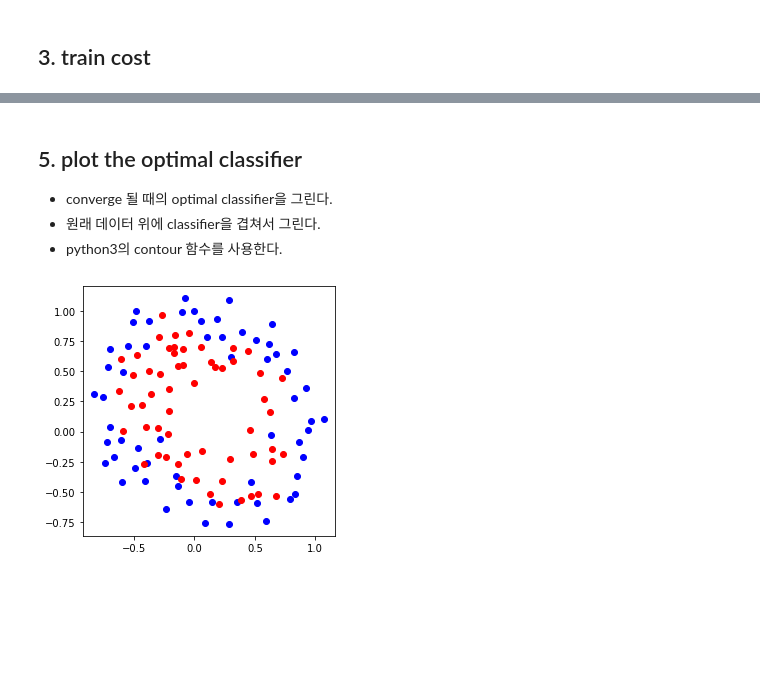
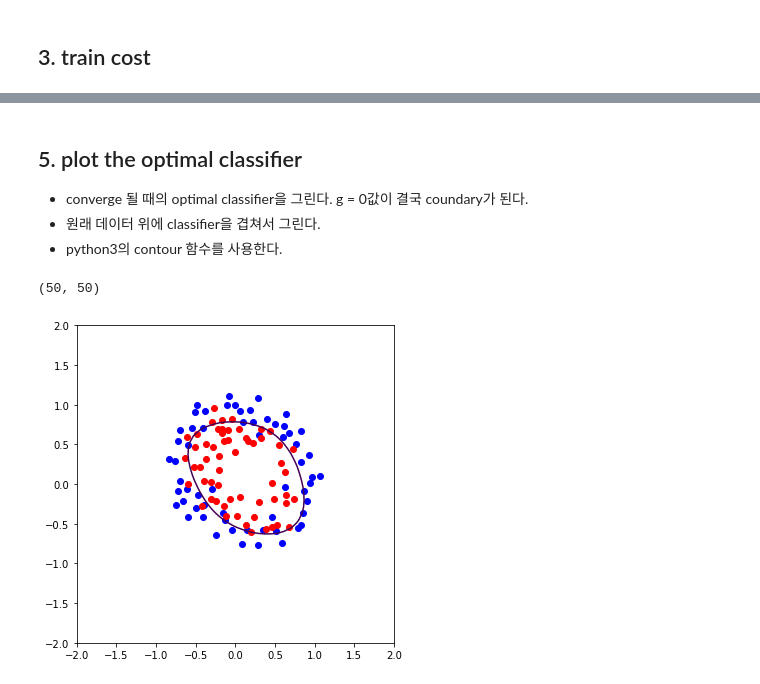
Before and after one commit to chunghyunhee/class_Machine_learing, a Jupyter notebook: assignment_6.ipynb, the cells around one changed output, grey strips where cells are left out. Cells and saved outputs as stored; diff of their text form; code cells hidden in the pictures; blank space fills up the shorter version.

Commit message:
새롭게 정의한 g에 대해 gradient descent 계산

```diff
--- a/assignment_6.ipynb
+++ b/assignment_6.ipynb
@@ -102,3 +109,3 @@ initial_theta=np.zeros((new_X.shape[1],1))
 # %%
 # Gradient descent계산
-theta, theta_history, J_history = GradientDescent(new_X,y, initial_theta,m)
+theta, theta_history, J_history = GradientDescent(new_X,y, theta,m)
@@ -167,17 +178,38 @@ print(accuracy)
 # %% [markdown]
 ## 5. plot the optimal classifier
-- converge 될 때의 optimal classifier을 그린다.
+- converge 될 때의 optimal classifier을 그린다. g = 0값이 결국 coundary가 된다.
 - 원래 데이터 위에 classifier을 겹쳐서 그린다.
 - python3의 contour 함수를 사용한다.
+# %%
+# x좌표,y좌표에 해당하는 값은 0~1이다
+x1_range = np.linspace(-2,2)
+x2_range = np.linspace(-2,2)
+# %%
+# 생성한 새로운 차수를 담을 새로운 array 초기화
+z_range = np.zeros((len(x1_range), len(x2_range)))
+z_range.shape
+# %% [output]
+(50, 50)
+# %%
+# z값은 결국 g()=0에 해당하는 line을 그리고자 하는 형태이다.
+# 해당 x1,x2값에 대해 동일한 class를 가지는 값을 표현하면 된다.
+for i in range(len(x1_range)):
+    for j in range(len(x2_range)):
+        myfeaturesij = NewFeatureMake(np.array([x1_range[i]]),np.array([x2_range[j]]))
+        z_range[i][j] = np.dot(theta.T,myfeaturesij.T)
+z_range = z_range.transpose()
 # %%
-plt.figure()
-# classifier
-
-# data plotting
+#boundary plotting
+plt.figure(figsize=(8,5))
+X1_range, X2_range = np.meshgrid(x1_range, x2_range)
+#boundary_plotting = plt.contour(X1_range, X2_range, z_range.T)
+#하나의 등고선만을 표현
+boundary_plotting = plt.contour(X1_range, X2_range, z_range.T,[0])
+#data plotting
 plt.scatter(x1_label0, x2_label0, c='b')
 plt.scatter(x1_label1, x2_label1, c='r')
 plt.tight_layout()
 plt.gca().set_aspect('equal', adjustable='box')
 plt.show()
 # %% [output]
-[figure, old version]
+[figure, new version]
```
Also changed, not shown: parts of 18 cells of this notebook.
